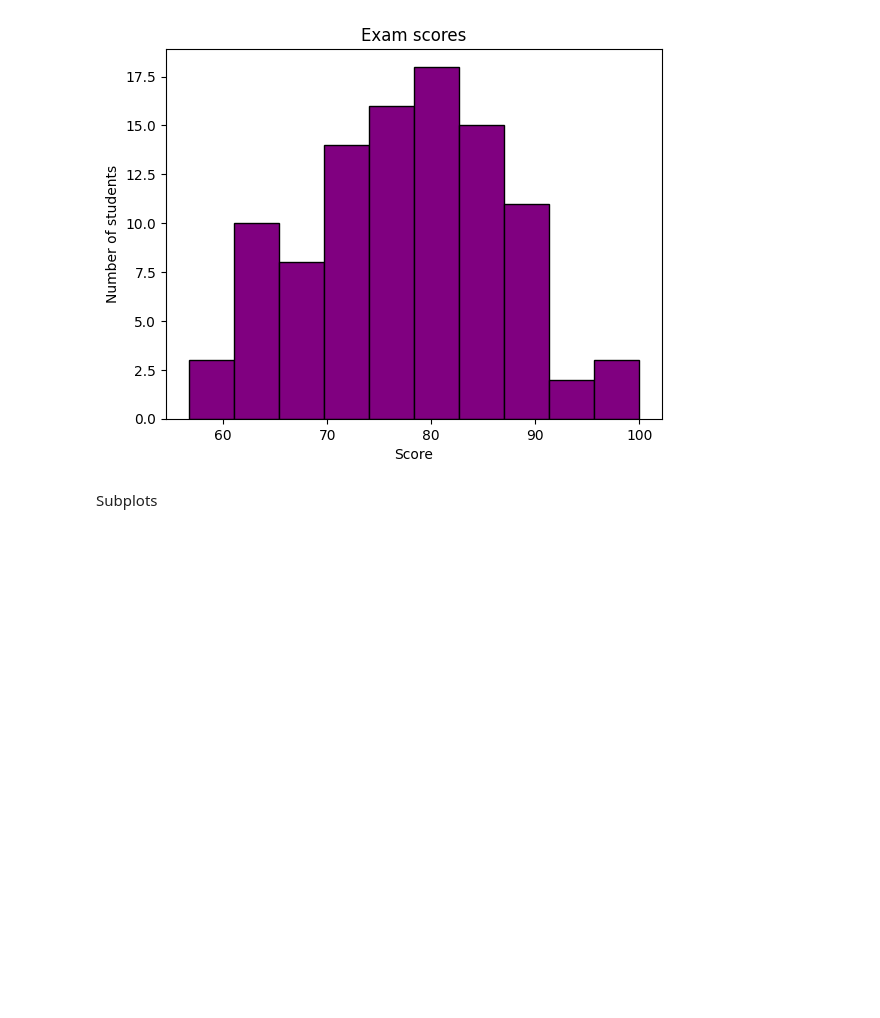
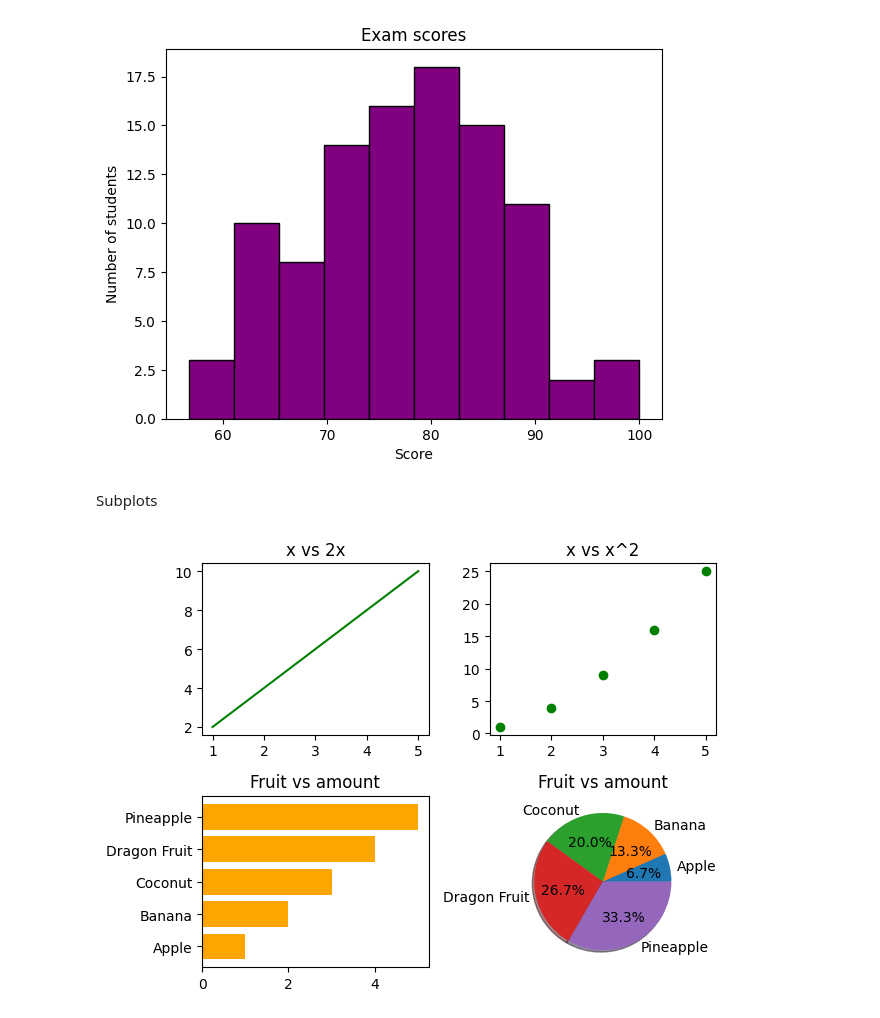
Before and after one commit to Achyu-t/Python-Study, a Jupyter notebook: Basics/matplotlibb.ipynb, the cells around one changed output. Saved outputs shown, nothing was run; the diff lists cells and outputs as text; code cells hidden in the pictures; blank space fills up the shorter version.

Commit message:
Visualization

```diff
--- a/Basics/matplotlibb.ipynb
+++ b/Basics/matplotlibb.ipynb
@@ -160,3 +160,29 @@ plt.show()
 [figure]
 # %% [markdown]
 Subplots
+# %%
+import numpy as np
+
+x= np.array([1,2,3,4,5])
+y= ['Apple' , 'Banana' , 'Coconut' , "Dragon Fruit" , "Pineapple"]
+
+figure, axes = plt.subplots(2,2)
+
+axes[0,0].plot(x,x*2 , color ="green")
+axes[0,0].set_title("x vs 2x")
+
+
+axes[0,1].scatter(x , x**2 , color = 'green')
+axes[0,1].set_title("x vs x^2")
+
+axes[1,0].barh(y,x ,color = 'orange')
+axes[1,0].set_title("Fruit vs amount")
+
+
+axes[1,1].pie(x , labels = y , autopct = "%1.1f%%", shadow = True)
+axes[1,1].set_title("Fruit vs amount")
+
+plt.tight_layout()
+plt.show()
+# %% [output]
+[figure, added]
```
Also changed, not shown: parts of 2 cells of this notebook, 1 other file.
